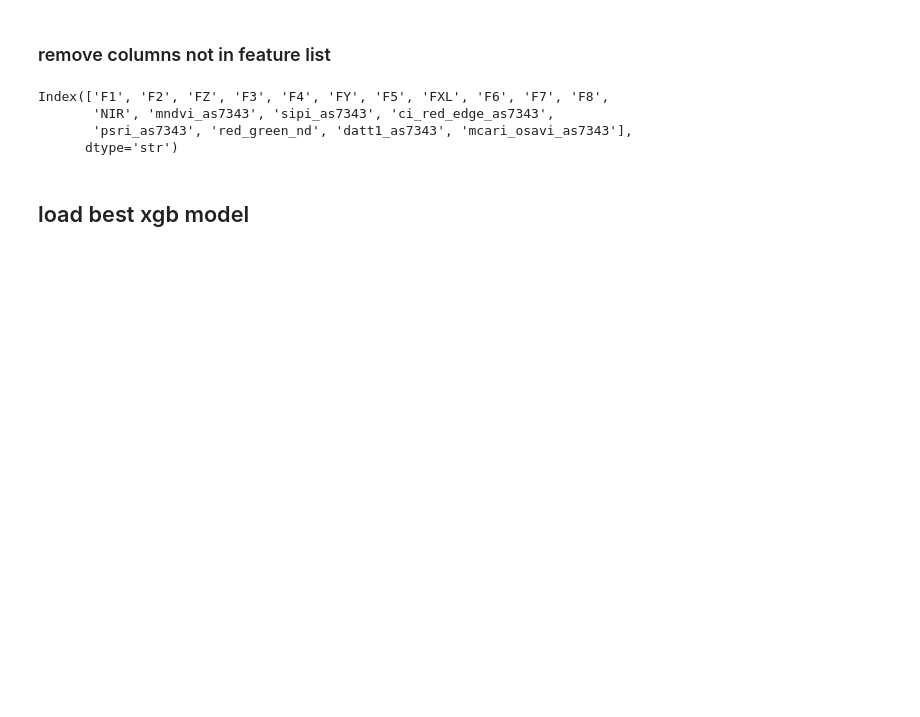
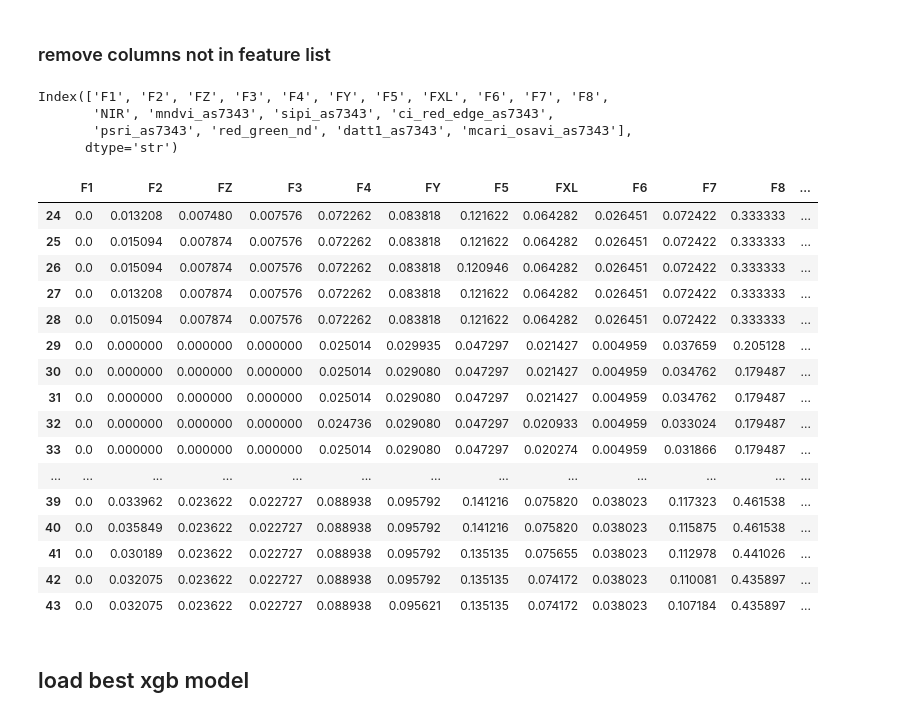
Before and after one commit to s-shivanand/cropspectai, a Jupyter notebook: notebooks/13_predict_basil_data.ipynb, the cells around one changed output. Cells and saved outputs as stored; diff of their text form; code cells hidden in the pictures; blank space fills up the shorter version.

```diff
--- a/notebooks/13_predict_basil_data.ipynb
+++ b/notebooks/13_predict_basil_data.ipynb
@@ -74,6 +78,26 @@ Index(['F1', 'F2', 'FZ', 'F3', 'F4', 'FY', 'F5', 'FXL', 'F6', 'F7', 'F8',
        'NIR', 'mndvi_as7343', 'sipi_as7343', 'ci_red_edge_as7343',
        'psri_as7343', 'red_green_nd', 'datt1_as7343', 'mcari_osavi_as7343'],
       dtype='str')
+# %%
+X_new.tail(20)
+# %% [output]
+|  | F1 | F2 | FZ | F3 | F4 | FY | F5 | FXL | F6 | F7 | F8 | ... |
+| 24 | 0.0 | 0.013208 | 0.007480 | 0.007576 | 0.072262 | 0.083818 | 0.121622 | 0.064282 | 0.026451 | 0.072422 | 0.333333 | ... |
+| 25 | 0.0 | 0.015094 | 0.007874 | 0.007576 | 0.072262 | 0.083818 | 0.121622 | 0.064282 | 0.026451 | 0.072422 | 0.333333 | ... |
+| 26 | 0.0 | 0.015094 | 0.007874 | 0.007576 | 0.072262 | 0.083818 | 0.120946 | 0.064282 | 0.026451 | 0.072422 | 0.333333 | ... |
+| 27 | 0.0 | 0.013208 | 0.007874 | 0.007576 | 0.072262 | 0.083818 | 0.121622 | 0.064282 | 0.026451 | 0.072422 | 0.333333 | ... |
+| 28 | 0.0 | 0.015094 | 0.007874 | 0.007576 | 0.072262 | 0.083818 | 0.121622 | 0.064282 | 0.026451 | 0.072422 | 0.333333 | ... |
+| 29 | 0.0 | 0.000000 | 0.000000 | 0.000000 | 0.025014 | 0.029935 | 0.047297 | 0.021427 | 0.004959 | 0.037659 | 0.205128 | ... |
+| 30 | 0.0 | 0.000000 | 0.000000 | 0.000000 | 0.025014 | 0.029080 | 0.047297 | 0.021427 | 0.004959 | 0.034762 | 0.179487 | ... |
+| 31 | 0.0 | 0.000000 | 0.000000 | 0.000000 | 0.025014 | 0.029080 | 0.047297 | 0.021427 | 0.004959 | 0.034762 | 0.179487 | ... |
+| 32 | 0.0 | 0.000000 | 0.000000 | 0.000000 | 0.024736 | 0.029080 | 0.047297 | 0.020933 | 0.004959 | 0.033024 | 0.179487 | ... |
+| 33 | 0.0 | 0.000000 | 0.000000 | 0.000000 | 0.025014 | 0.029080 | 0.047297 | 0.020274 | 0.004959 | 0.031866 | 0.179487 | ... |
+| ... | ... | ... | ... | ... | ... | ... | ... | ... | ... | ... | ... | ... |
+| 39 | 0.0 | 0.033962 | 0.023622 | 0.022727 | 0.088938 | 0.095792 | 0.141216 | 0.075820 | 0.038023 | 0.117323 | 0.461538 | ... |
+| 40 | 0.0 | 0.035849 | 0.023622 | 0.022727 | 0.088938 | 0.095792 | 0.141216 | 0.075820 | 0.038023 | 0.115875 | 0.461538 | ... |
+| 41 | 0.0 | 0.030189 | 0.023622 | 0.022727 | 0.088938 | 0.095792 | 0.135135 | 0.075655 | 0.038023 | 0.112978 | 0.441026 | ... |
+| 42 | 0.0 | 0.032075 | 0.023622 | 0.022727 | 0.088938 | 0.095792 | 0.135135 | 0.074172 | 0.038023 | 0.110081 | 0.435897 | ... |
+| 43 | 0.0 | 0.032075 | 0.023622 | 0.022727 | 0.088938 | 0.095621 | 0.135135 | 0.074172 | 0.038023 | 0.107184 | 0.435897 | ... |
 # %% [markdown]
 ## load best xgb model
 # %%
```
Also changed, not shown: parts of 6 cells of this notebook, 7 other files.
